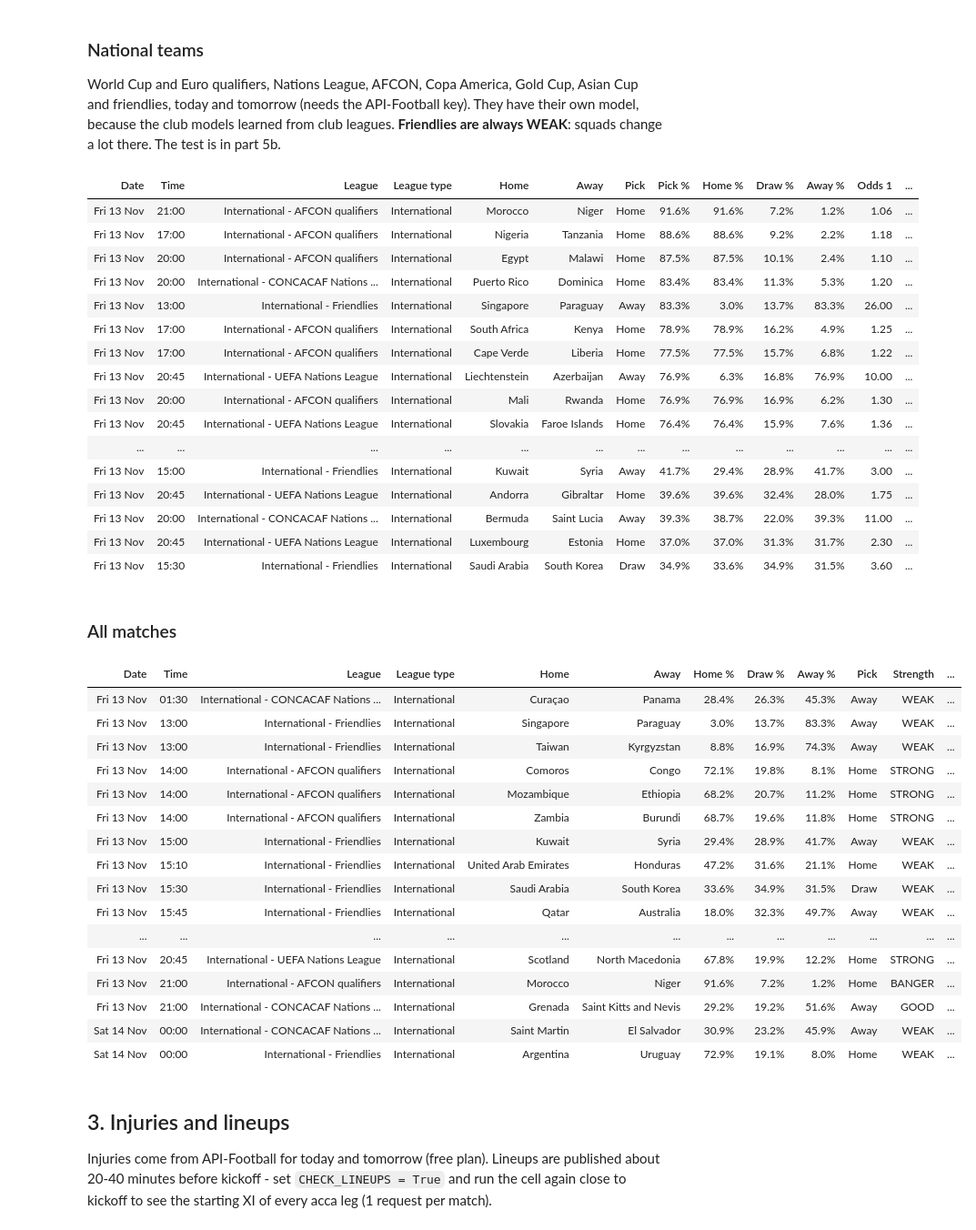
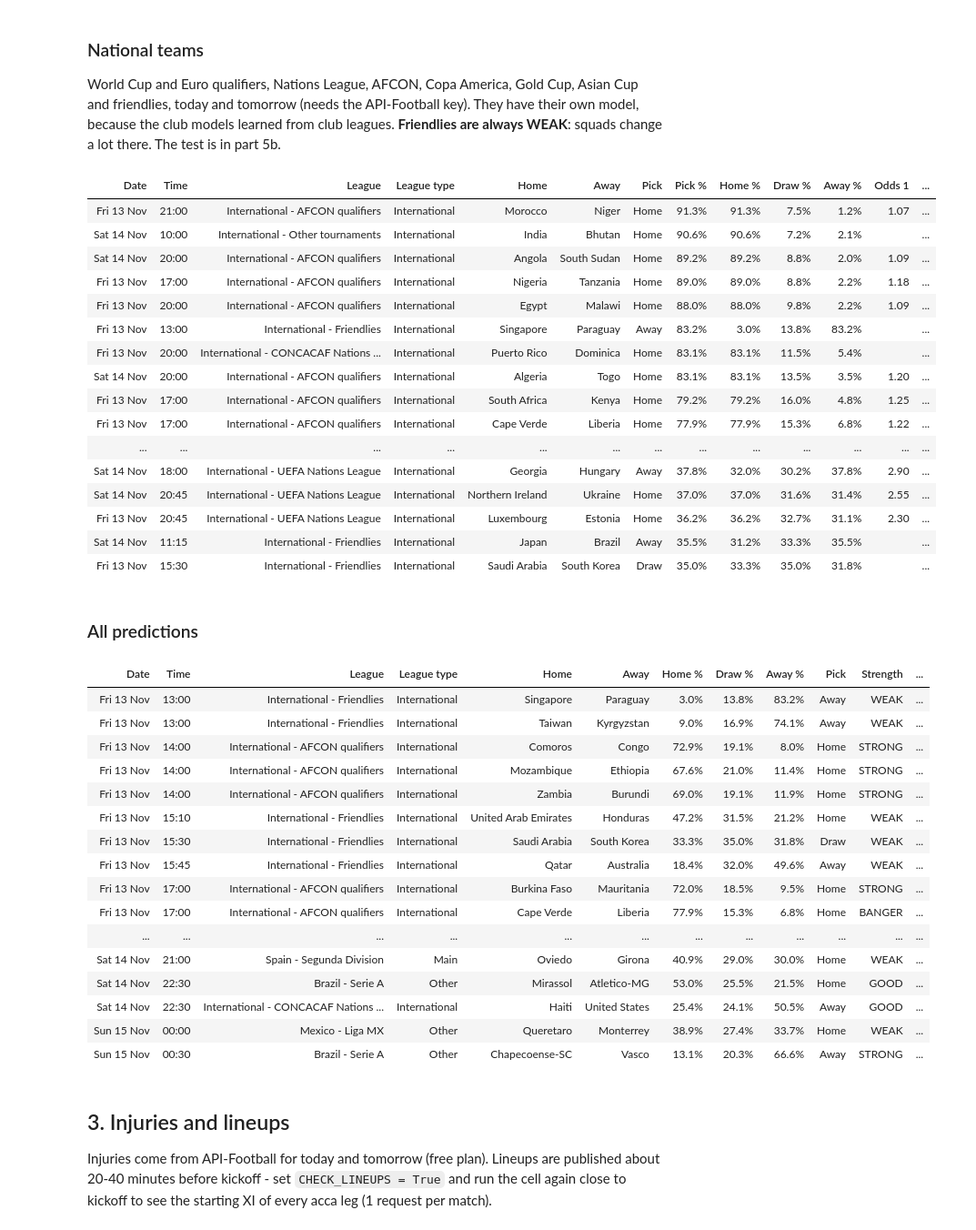
Before and after one commit to RicardoJose000/predict90-colab, a Jupyter notebook: Football_Predictor.ipynb, the cells around one changed output. Shown at 91% size. Saved outputs shown, nothing was run; the diff lists cells and outputs as text; code cells hidden in the pictures.

Commit message:
Cups (Champions League, Europa, Conference League and 10 domestic cups), mixed acca, All predictions on top

```diff
--- a/Football_Predictor.ipynb
+++ b/Football_Predictor.ipynb
@@ -71,7 +72,7 @@ if API_FOOTBALL_KEY:
 
 import numpy as np, pandas as pd
 from IPython.display import display, Markdown
-from p90 import pipeline, evaluate, charts, config, props, tracker, live, intl, bangers
+from p90 import pipeline, evaluate, charts, config, props, tracker, live, intl, bangers, cups
 from p90.config import MAIN_LEAGUES, league_label
 
 S = config.load_settings()
@@ -92,7 +93,7 @@ PCT = {"Home %", "Draw %", "Away %", "Pick %", "Over 2.5 %", "BTTS %", "Edge %",
        "Hit rate", "ROI", "Break-even", "Accuracy", "Always pick the most common", "65%+ picks accuracy",
        "Happened", "Share", "Right", "Model said (60%+)", "Always likelier side", "Lowest season",
        "Bet365", "Best odds", "2018-21", "2022 on", "Higher rated wins", "Picks 75%+", "Share 75%+", "Share 60%+",
-       "Won", "Profit per slip"}
+       "Won", "Profit per slip", "Stronger club wins", "Only 1 leg lost", "Legs right", "Picks 65%+"}
 def show(df, n=None):
     """Pretty table: friendly names, percentages as %, odds with 2 decimals."""
     if df is None or len(df) == 0:
@@ -331,45 +468,45 @@ They have their own model, because the club models learned from club leagues. **
 show(T.get("Internationals", pd.DataFrame()).reindex(columns=PICK_COLS + ["Strength", "Over 2.5 %", "BTTS %"]))
 # %% [output]
 | Date | Time | League | League type | Home | Away | Pick | Pick % | Home % | Draw % | Away % | Odds 1 | ... |
-| Fri 13 Nov | 21:00 | International - AFCON qualifiers | International | Morocco | Niger | Home | 91.6% | 91.6% | 7.2% | 1.2% | 1.06 | ... |
-| Fri 13 Nov | 17:00 | International - AFCON qualifiers | International | Nigeria | Tanzania | Home | 88.6% | 88.6% | 9.2% | 2.2% | 1.18 | ... |
-| Fri 13 Nov | 20:00 | International - AFCON qualifiers | International | Egypt | Malawi | Home | 87.5% | 87.5% | 10.1% | 2.4% | 1.10 | ... |
-| Fri 13 Nov | 20:00 | International - CONCACAF Nations ... | International | Puerto Rico | Dominica | Home | 83.4% | 83.4% | 11.3% | 5.3% | 1.20 | ... |
-| Fri 13 Nov | 13:00 | International - Friendlies | International | Singapore | Paraguay | Away | 83.3% | 3.0% | 13.7% | 83.3% | 26.00 | ... |
-| Fri 13 Nov | 17:00 | International - AFCON qualifiers | International | South Africa | Kenya | Home | 78.9% | 78.9% | 16.2% | 4.9% | 1.25 | ... |
-| Fri 13 Nov | 17:00 | International - AFCON qualifiers | International | Cape Verde | Liberia | Home | 77.5% | 77.5% | 15.7% | 6.8% | 1.22 | ... |
-| Fri 13 Nov | 20:45 | International - UEFA Nations League | International | Liechtenstein | Azerbaijan | Away | 76.9% | 6.3% | 16.8% | 76.9% | 10.00 | ... |
-| Fri 13 Nov | 20:00 | International - AFCON qualifiers | International | Mali | Rwanda | Home | 76.9% | 76.9% | 16.9% | 6.2% | 1.30 | ... |
-| Fri 13 Nov | 20:45 | International - UEFA Nations League | International | Slovakia | Faroe Islands | Home | 76.4% | 76.4% | 15.9% | 7.6% | 1.36 | ... |
+| Fri 13 Nov | 21:00 | International - AFCON qualifiers | International | Morocco | Niger | Home | 91.3% | 91.3% | 7.5% | 1.2% | 1.07 | ... |
+| Sat 14 Nov | 10:00 | International - Other tournaments | International | India | Bhutan | Home | 90.6% | 90.6% | 7.2% | 2.1% |  | ... |
+| Sat 14 Nov | 20:00 | International - AFCON qualifiers | International | Angola | South Sudan | Home | 89.2% | 89.2% | 8.8% | 2.0% | 1.09 | ... |
+| Fri 13 Nov | 17:00 | International - AFCON qualifiers | International | Nigeria | Tanzania | Home | 89.0% | 89.0% | 8.8% | 2.2% | 1.18 | ... |
+| Fri 13 Nov | 20:00 | International - AFCON qualifiers | International | Egypt | Malawi | Home | 88.0% | 88.0% | 9.8% | 2.2% | 1.09 | ... |
+| Fri 13 Nov | 13:00 | International - Friendlies | International | Singapore | Paraguay | Away | 83.2% | 3.0% | 13.8% | 83.2% |  | ... |
+| Fri 13 Nov | 20:00 | International - CONCACAF Nations ... | International | Puerto Rico | Dominica | Home | 83.1% | 83.1% | 11.5% | 5.4% |  | ... |
+| Sat 14 Nov | 20:00 | International - AFCON qualifiers | International | Algeria | Togo | Home | 83.1% | 83.1% | 13.5% | 3.5% | 1.20 | ... |
+| Fri 13 Nov | 17:00 | International - AFCON qualifiers | International | South Africa | Kenya | Home | 79.2% | 79.2% | 16.0% | 4.8% | 1.25 | ... |
+| Fri 13 Nov | 17:00 | International - AFCON qualifiers | International | Cape Verde | Liberia | Home | 77.9% | 77.9% | 15.3% | 6.8% | 1.22 | ... |
 | ... | ... | ... | ... | ... | ... | ... | ... | ... | ... | ... | ... | ... |
-| Fri 13 Nov | 15:00 | International - Friendlies | International | Kuwait | Syria | Away | 41.7% | 29.4% | 28.9% | 41.7% | 3.00 | ... |
-| Fri 13 Nov | 20:45 | International - UEFA Nations League | International | Andorra | Gibraltar | Home | 39.6% | 39.6% | 32.4% | 28.0% | 1.75 | ... |
-| Fri 13 Nov | 20:00 | International - CONCACAF Nations ... | International | Bermuda | Saint Lucia | Away | 39.3% | 38.7% | 22.0% | 39.3% | 11.00 | ... |
-| Fri 13 Nov | 20:45 | International - UEFA Nations League | International | Luxembourg | Estonia | Home | 37.0% | 37.0% | 31.3% | 31.7% | 2.30 | ... |
-| Fri 13 Nov | 15:30 | International - Friendlies | International | Saudi Arabia | South Korea | Draw | 34.9% | 33.6% | 34.9% | 31.5% | 3.60 | ... |
+| Sat 14 Nov | 18:00 | International - UEFA Nations League | International | Georgia | Hungary | Away | 37.8% | 32.0% | 30.2% | 37.8% | 2.90 | ... |
+| Sat 14 Nov | 20:45 | International - UEFA Nations League | International | Northern Ireland | Ukraine | Home | 37.0% | 37.0% | 31.6% | 31.4% | 2.55 | ... |
+| Fri 13 Nov | 20:45 | International - UEFA Nations League | International | Luxembourg | Estonia | Home | 36.2% | 36.2% | 32.7% | 31.1% | 2.30 | ... |
+| Sat 14 Nov | 11:15 | International - Friendlies | International | Japan | Brazil | Away | 35.5% | 31.2% | 33.3% | 35.5% |  | ... |
+| Fri 13 Nov | 15:30 | International - Friendlies | International | Saudi Arabia | South Korea | Draw | 35.0% | 33.3% | 35.0% | 31.8% |  | ... |
 # %% [markdown]
-### All matches
+### All predictions
 # %%
 cols = ["Date","Time","League","League type","Home","Away","Home %","Draw %","Away %","Pick","Strength","Odds 1","Odds X","Odds 2","Over 2.5 %","BTTS %","Value bet"]
-show(T.get("All", pd.DataFrame()).reindex(columns=cols))
+show(T.get("All predictions", pd.DataFrame()).reindex(columns=cols))
 # %% [output]
 | Date | Time | League | League type | Home | Away | Home % | Draw % | Away % | Pick | Strength | ... |
-| Fri 13 Nov | 01:30 | International - CONCACAF Nations ... | International | Curaçao | Panama | 28.4% | 26.3% | 45.3% | Away | WEAK | ... |
-| Fri 13 Nov | 13:00 | International - Friendlies | International | Singapore | Paraguay | 3.0% | 13.7% | 83.3% | Away | WEAK | ... |
-| Fri 13 Nov | 13:00 | International - Friendlies | International | Taiwan | Kyrgyzstan | 8.8% | 16.9% | 74.3% | Away | WEAK | ... |
-| Fri 13 Nov | 14:00 | International - AFCON qualifiers | International | Comoros | Congo | 72.1% | 19.8% | 8.1% | Home | STRONG | ... |
-| Fri 13 Nov | 14:00 | International - AFCON qualifiers | International | Mozambique | Ethiopia | 68.2% | 20.7% | 11.2% | Home | STRONG | ... |
-| Fri 13 Nov | 14:00 | International - AFCON qualifiers | International | Zambia | Burundi | 68.7% | 19.6% | 11.8% | Home | STRONG | ... |
-| Fri 13 Nov | 15:00 | International - Friendlies | International | Kuwait | Syria | 29.4% | 28.9% | 41.7% | Away | WEAK | ... |
-| Fri 13 Nov | 15:10 | International - Friendlies | International | United Arab Emirates | Honduras | 47.2% | 31.6% | 21.1% | Home | WEAK | ... |
-| Fri 13 Nov | 15:30 | International - Friendlies | International | Saudi Arabia | South Korea | 33.6% | 34.9% | 31.5% | Draw | WEAK | ... |
-| Fri 13 Nov | 15:45 | International - Friendlies | International | Qatar | Australia | 18.0% | 32.3% | 49.7% | Away | WEAK | ... |
+| Fri 13 Nov | 13:00 | International - Friendlies | International | Singapore | Paraguay | 3.0% | 13.8% | 83.2% | Away | WEAK | ... |
+| Fri 13 Nov | 13:00 | International - Friendlies | International | Taiwan | Kyrgyzstan | 9.0% | 16.9% | 74.1% | Away | WEAK | ... |
+| Fri 13 Nov | 14:00 | International - AFCON qualifiers | International | Comoros | Congo | 72.9% | 19.1% | 8.0% | Home | STRONG | ... |
+| Fri 13 Nov | 14:00 | International - AFCON qualifiers | International | Mozambique | Ethiopia | 67.6% | 21.0% | 11.4% | Home | STRONG | ... |
+| Fri 13 Nov | 14:00 | International - AFCON qualifiers | International | Zambia | Burundi | 69.0% | 19.1% | 11.9% | Home | STRONG | ... |
+| Fri 13 Nov | 15:10 | International - Friendlies | International | United Arab Emirates | Honduras | 47.2% | 31.5% | 21.2% | Home | WEAK | ... |
+| Fri 13 Nov | 15:30 | International - Friendlies | International | Saudi Arabia | South Korea | 33.3% | 35.0% | 31.8% | Draw | WEAK | ... |
+| Fri 13 Nov | 15:45 | International - Friendlies | International | Qatar | Australia | 18.4% | 32.0% | 49.6% | Away | WEAK | ... |
+| Fri 13 Nov | 17:00 | International - AFCON qualifiers | International | Burkina Faso | Mauritania | 72.0% | 18.5% | 9.5% | Home | STRONG | ... |
+| Fri 13 Nov | 17:00 | International - AFCON qualifiers | International | Cape Verde | Liberia | 77.9% | 15.3% | 6.8% | Home | BANGER | ... |
 | ... | ... | ... | ... | ... | ... | ... | ... | ... | ... | ... | ... |
-| Fri 13 Nov | 20:45 | International - UEFA Nations League | International | Scotland | North Macedonia | 67.8% | 19.9% | 12.2% | Home | STRONG | ... |
-| Fri 13 Nov | 21:00 | International - AFCON qualifiers | International | Morocco | Niger | 91.6% | 7.2% | 1.2% | Home | BANGER | ... |
-| Fri 13 Nov | 21:00 | International - CONCACAF Nations ... | International | Grenada | Saint Kitts and Nevis | 29.2% | 19.2% | 51.6% | Away | GOOD | ... |
-| Sat 14 Nov | 00:00 | International - CONCACAF Nations ... | International | Saint Martin | El Salvador | 30.9% | 23.2% | 45.9% | Away | WEAK | ... |
-| Sat 14 Nov | 00:00 | International - Friendlies | International | Argentina | Uruguay | 72.9% | 19.1% | 8.0% | Home | WEAK | ... |
+| Sat 14 Nov | 21:00 | Spain - Segunda Division | Main | Oviedo | Girona | 40.9% | 29.0% | 30.0% | Home | WEAK | ... |
+| Sat 14 Nov | 22:30 | Brazil - Serie A | Other | Mirassol | Atletico-MG | 53.0% | 25.5% | 21.5% | Home | GOOD | ... |
+| Sat 14 Nov | 22:30 | International - CONCACAF Nations ... | International | Haiti | United States | 25.4% | 24.1% | 50.5% | Away | GOOD | ... |
+| Sun 15 Nov | 00:00 | Mexico - Liga MX | Other | Queretaro | Monterrey | 38.9% | 27.4% | 33.7% | Home | WEAK | ... |
+| Sun 15 Nov | 00:30 | Brazil - Serie A | Other | Chapecoense-SC | Vasco | 13.1% | 20.3% | 66.6% | Away | STRONG | ... |
 # %% [markdown]
 ## 3. Injuries and lineups
 
```
Also changed, not shown: parts of 26 cells of this notebook, 15 other files.
